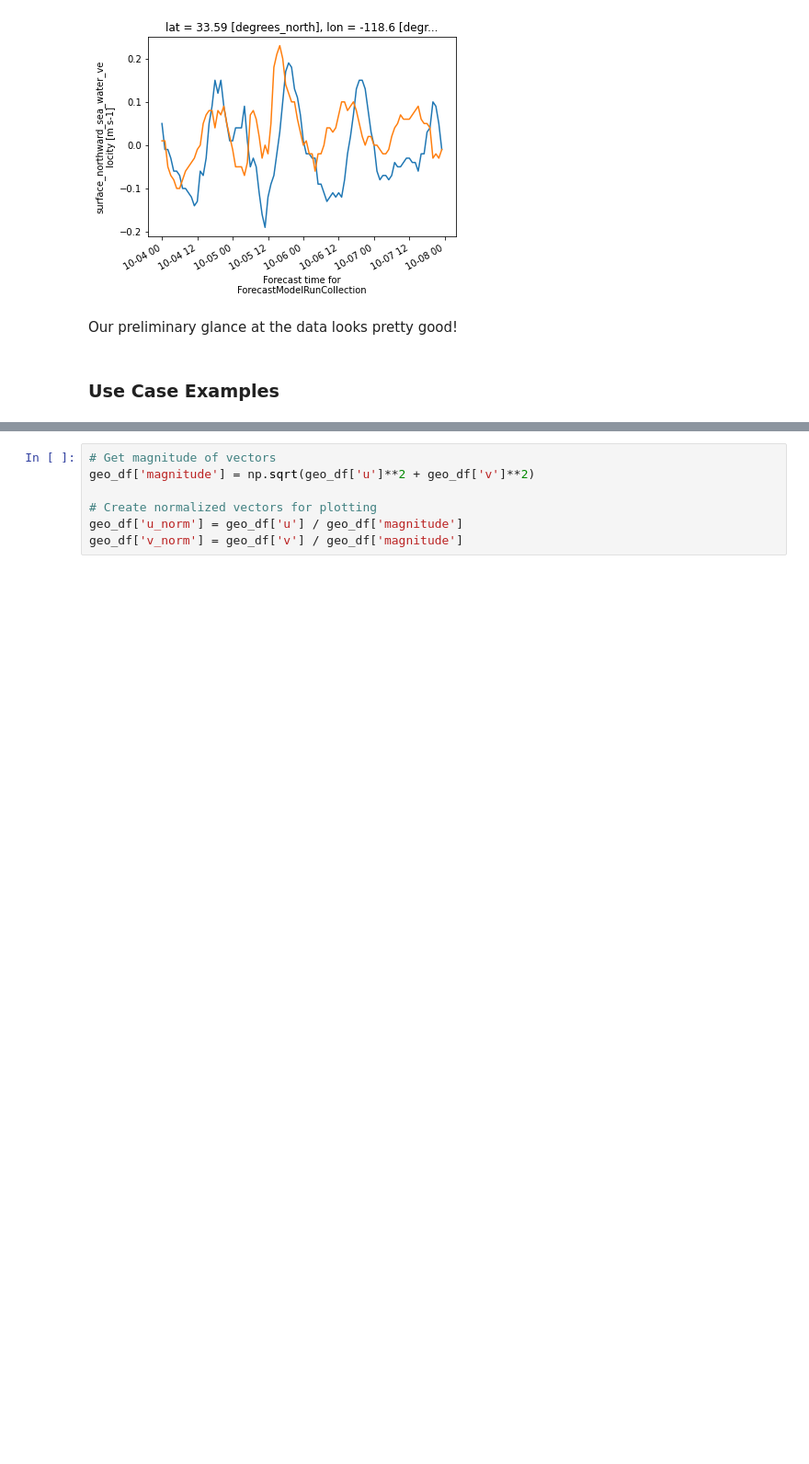
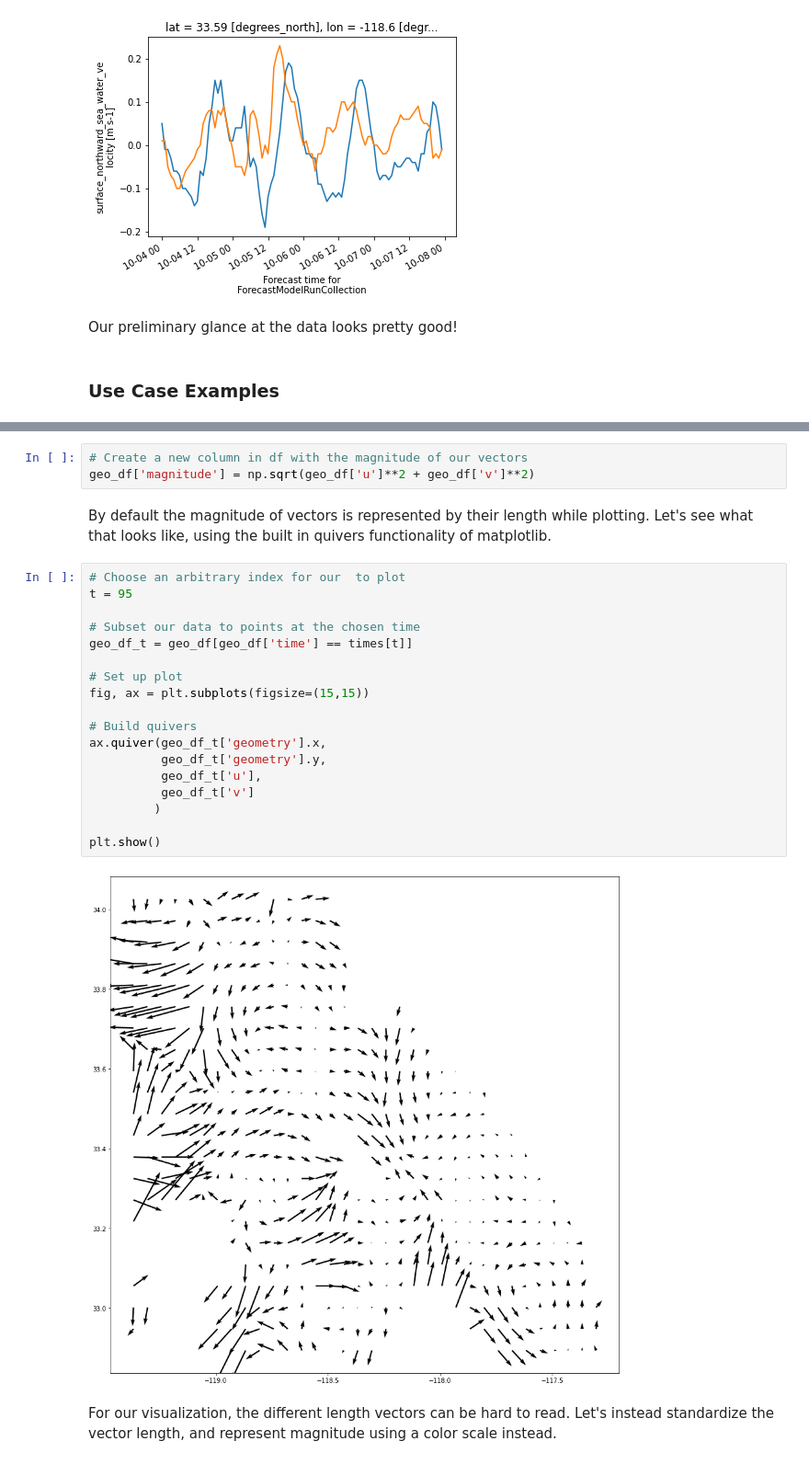
Before and after one commit to fullbeats/EDS220-SeaSurfaceCurrents, a Jupyter notebook: HW3_rs_crew.ipynb, the cells around one changed output, grey strips where cells are left out. Shown at 92% size. Drawn from its saved outputs; the diff is of its cells as text; blank space fills up the shorter version.

```diff
--- a/HW3_rs_crew.ipynb
+++ b/HW3_rs_crew.ipynb
@@ -270,7 +269,27 @@ geo_df = gpd.GeoDataFrame(
 # %%
-# Get magnitude of vectors
+# Create a new column in df with the magnitude of our vectors
 geo_df['magnitude'] = np.sqrt(geo_df['u']**2 + geo_df['v']**2)
-
-# Create normalized vectors for plotting
-geo_df['u_norm'] = geo_df['u'] / geo_df['magnitude']
-geo_df['v_norm'] = geo_df['v'] / geo_df['magnitude']
+# %% [markdown]
+By default the magnitude of vectors is represented by their length while plotting. Let's see what that looks like, using the built in quivers functionality of matplotlib.
+# %%
+# Choose an arbitrary index for our  to plot
+t = 95
+
+# Subset our data to points at the chosen time
+geo_df_t = geo_df[geo_df['time'] == times[t]]
+
+# Set up plot
+fig, ax = plt.subplots(figsize=(15,15))
+
+# Build quivers
+ax.quiver(geo_df_t['geometry'].x,
+          geo_df_t['geometry'].y,
+          geo_df_t['u'],
+          geo_df_t['v']
+         )
+
+plt.show()
+# %% [output]
+[figure, added]
+# %% [markdown]
+For our visualization, the different length vectors can be hard to read. Let's instead standardize the vector length, and represent magnitude using a color scale instead.
```
Also changed, not shown: parts of 21 cells of this notebook, 2 other files.
